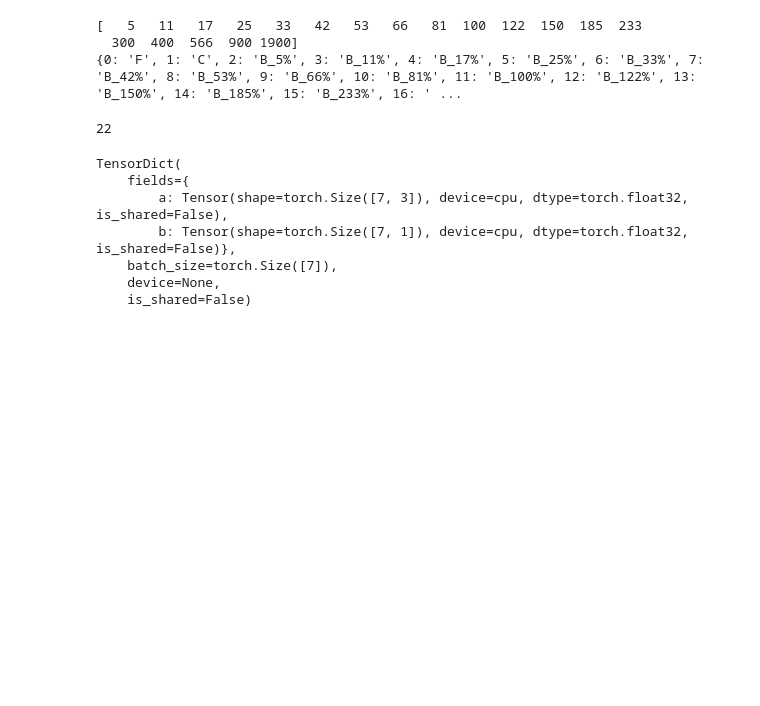
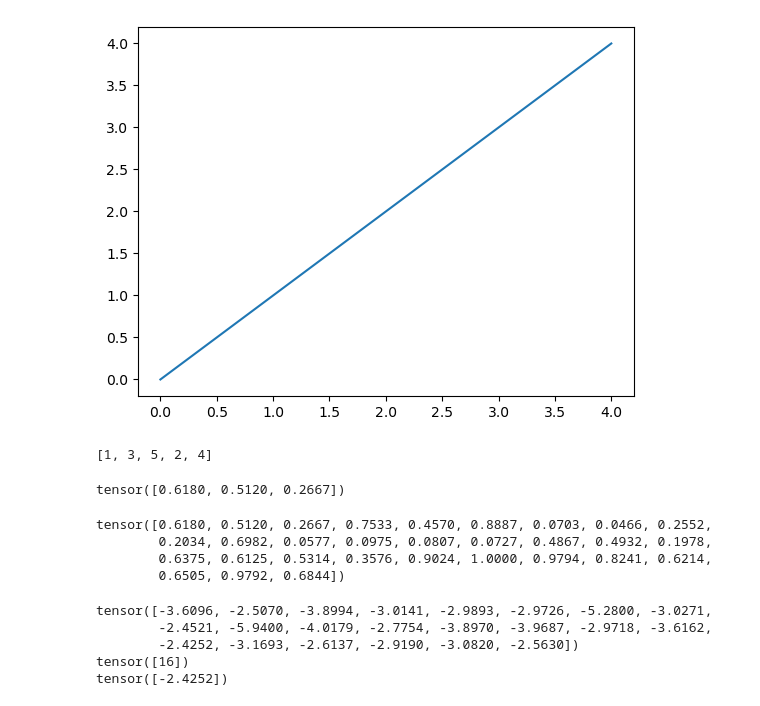
Before and after one commit to John1117/Poker-AI, a Jupyter notebook: test.ipynb, the cells around one changed output. Saved outputs shown, nothing was run; the diff lists cells and outputs as text; code cells hidden in the pictures; blank space fills up the shorter version.

```diff
--- a/test.ipynb
+++ b/test.ipynb
@@ -80,28 +25,2 @@ plt.show()
-# %%
-def make_act_code(odd_incr=0.05):
-    odd = np.arange(odd_incr, 1, odd_incr)
-    bet = np.int32(odd/(1-odd)*100)
-    print(bet)
-
-    n_code = len(bet) + 3
-    code = {}
-    for i in range(n_code):
-        if i==0:
-            code[i] = 'F'
-        elif i==1:
-            code[i] = 'C'
-        elif i==n_code-1:
-            code[i] = 'A'
-        else:
-            code[i] = f'B_{bet[i-2]}%'
-    print(code)
-    return code
-
-len(make_act_code())
-# %% [output]
-[   5   11   17   25   33   42   53   66   81  100  122  150  185  233
-  300  400  566  900 1900]
-{0: 'F', 1: 'C', 2: 'B_5%', 3: 'B_11%', 4: 'B_17%', 5: 'B_25%', 6: 'B_33%', 7: 'B_42%', 8: 'B_53%', 9: 'B_66%', 10: 'B_81%', 11: 'B_100%', 12: 'B_122%', 13: 'B_150%', 14: 'B_185%', 15: 'B_233%', 16: ' ...
-22
 # %%
 import torch
@@ -109,16 +29,0 @@ from tensordict.tensordict import TensorDict
-# %%
-n = 2
-td1 = TensorDict({'a': torch.rand(n, 3), 'b': torch.rand(n, 1)}, batch_size=n)
-
-n = 5
-td2 = TensorDict({'a': torch.rand(n, 3), 'b': torch.rand(n, 1)}, batch_size=n)
-
-torch.cat((td1, td2))
-# %% [output]
-TensorDict(
-    fields={
-        a: Tensor(shape=torch.Size([7, 3]), device=cpu, dtype=torch.float32, is_shared=False),
-        b: Tensor(shape=torch.Size([7, 1]), device=cpu, dtype=torch.float32, is_shared=False)},
-    batch_size=torch.Size([7]),
-    device=None,
-    is_shared=False)
@@ -147,0 +30,37 @@ from env import FakeGameTorchEnv
+# %%
+a = torch.arange(5)
+b = torch.arange(5)
+plt.plot(a, b)
+plt.show()
+# %% [output]
+[figure, added]
+# %%
+l = [1, 3, 5]
+l += [2, 4]
+l[-7:]
+# %% [output]
+[1, 3, 5, 2, 4]
+# %%
+l = [torch.rand(3) for _ in range(10)]
+print(l[0])
+torch.cat(l, dim=0)
+# %% [output]
+tensor([0.6180, 0.5120, 0.2667])
+tensor([0.6180, 0.5120, 0.2667, 0.7533, 0.4570, 0.8887, 0.0703, 0.0466, 0.2552,
+        0.2034, 0.6982, 0.0577, 0.0975, 0.0807, 0.0727, 0.4867, 0.4932, 0.1978,
+        0.6375, 0.6125, 0.5314, 0.3576, 0.9024, 1.0000, 0.9794, 0.8241, 0.6214,
+        0.6505, 0.9792, 0.6844])
+# %%
+act_probs = torch.rand(22)
+act_distr = Categorical(act_probs)
+print(act_distr.logits)
+act = act_distr.sample(torch.Size([1])).to(torch.int64)
+print(act)
+act_log_prob = act_distr.log_prob(act)
+print(act_log_prob)
+# %% [output]
+tensor([-3.6096, -2.5070, -3.8994, -3.0141, -2.9893, -2.9726, -5.2800, -3.0271,
+        -2.4521, -5.9400, -4.0179, -2.7754, -3.8970, -3.9687, -2.9718, -3.6162,
+        -2.4252, -3.1693, -2.6137, -2.9190, -3.0820, -2.5630])
+tensor([16])
+tensor([-2.4252])
```
Also changed, not shown: parts of 26 cells of this notebook, 7 other files.
